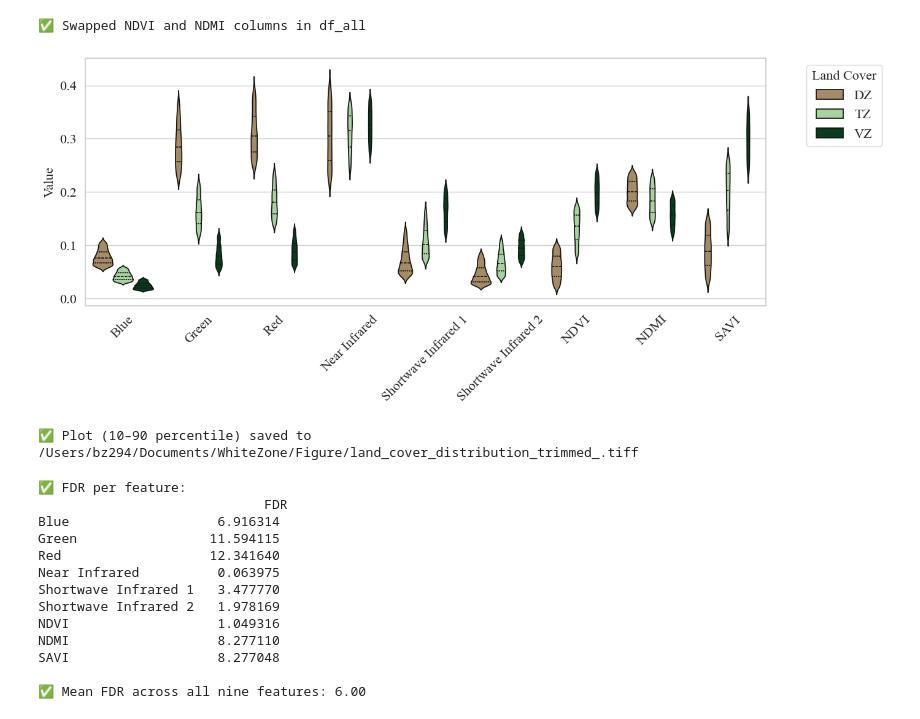
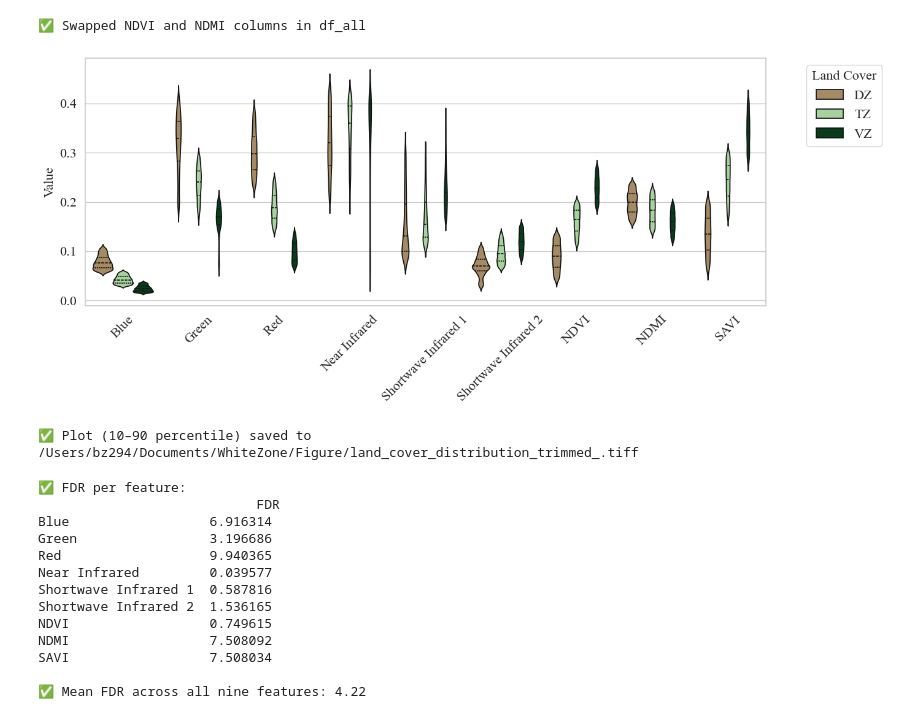
Before and after one commit to Malone-Disturbance-Ecology-Lab/ENP_WZ_Mapping, a Jupyter notebook: Remote_Sensing/Figure_Landsat_signature_violin.ipynb, the cells around one changed output. Cells and saved outputs as stored; diff of their text form; code cells hidden in the pictures.

```diff
--- a/Remote_Sensing/Figure_Landsat_signature_violin.ipynb
+++ b/Remote_Sensing/Figure_Landsat_signature_violin.ipynb
@@ -20,8 +20,8 @@ data_dict = {}
 
 for year in years:
     year_folder = os.path.join(root_folder, str(year))
-    csv_path = os.path.join(year_folder, "median.csv")
-    #sv_path = os.path.join(year_folder, "median_harmo.csv")
+    #csv_path = os.path.join(year_folder, "median.csv")
+    csv_path = os.path.join(year_folder, "median_harmo.csv")
 
     if os.path.exists(csv_path):
         print(f"Reading: {csv_path}")
@@ -48,9 +48,9 @@ from sklearn.preprocessing import MinMaxScaler
 
 # === Settings ===
 root_folder = "/Volumes/MaloneLab/Research/Whitezone/Data/KML/"
-#years = [1985, 1994, 1999, 2003, 2009, 2013, 2018, 2023]
+years = [1985, 1994, 1999, 2003, 2009, 2013, 2018, 2023]
 
-years = [1985, 1994, 1999, 2003, 2009, 2013]
+#years = [1985, 1994, 1999, 2003, 2009, 2013]
 
 land_cover_order = ["WZ", "TZ", "VZ"]
 land_cover_colors = {
@@ -73,8 +73,8 @@ feature_labels = [
 # === Read and combine ===
 df_list = []
 for year in years:
-    csv_path = os.path.join(root_folder, str(year), "median.csv")
-    #csv_path = os.path.join(root_folder, str(year), "median_harmo.csv")
+    #csv_path = os.path.join(root_folder, str(year), "median.csv")
+    csv_path = os.path.join(root_folder, str(year), "median_harmo.csv")
     if os.path.exists(csv_path):
         df_year = pd.read_csv(csv_path)
         df_year["Year"] = year
@@ -139,34 +139,34 @@ plt.xticks(
     fontsize=16,
     fontname="Times New Roman"
 )
 
 plt.yticks(fontsize=16, fontname="Times New Roman")
 
 # Create custom legend labels (WZ -> DZ)
 legend_labels = ['DZ', 'TZ', 'VZ']
 handles, _ = plt.gca().get_legend_handles_labels()
 plt.legend(
     handles=handles,
     labels=legend_labels,
     title="Land Cover",
     bbox_to_anchor=(1.05, 1),
     loc="upper left",
     fontsize=16,
     title_fontsize=16
 )
 
 plt.tight_layout()
 
 # Save the figure
 out_path = "/Users/bz294/Documents/WhiteZone/Figure/land_cover_distribution_trimmed_.tiff"
 #out_path = "/Users/bz294/Documents/WhiteZone/Figure/land_cover_distribution_trimmed_roy.tiff"
 plt.savefig(out_path, format="tiff", dpi=300, bbox_inches="tight")
 plt.show()
 
 print(f"✅ Plot (10–90 percentile) saved to {out_path}")
 # %% [output]
 ✅ Swapped NDVI and NDMI columns in df_all
-[figure, old version]
+[figure, new version]
 ✅ Plot (10–90 percentile) saved to /Users/bz294/Documents/WhiteZone/Figure/land_cover_distribution_trimmed_.tiff
 # %%
 # === Calculate FDR for each feature ===
@@ -201,15 +201,15 @@ print("✅ FDR per feature:\n", fdr_df)
 print(f"\n✅ Mean FDR across all nine features: {mean_fdr:.2f}")
 # %% [output]
 ✅ FDR per feature:
-                             FDR
-Blue                   6.916314
-Green                 11.594115
-Red                   12.341640
-Near Infrared          0.063975
-Shortwave Infrared 1   3.477770
-Shortwave Infrared 2   1.978169
-NDVI                   1.049316
-NDMI                   8.277110
-SAVI                   8.277048
+                            FDR
+Blue                  6.916314
+Green                 3.196686
+Red                   9.940365
+Near Infrared         0.039577
+Shortwave Infrared 1  0.587816
+Shortwave Infrared 2  1.536165
+NDVI                  0.749615
+NDMI                  7.508092
+SAVI                  7.508034
 
-✅ Mean FDR across all nine features: 6.00
+✅ Mean FDR across all nine features: 4.22
```
Also changed, not shown: parts of 1 cell of this notebook, 3 other files.
